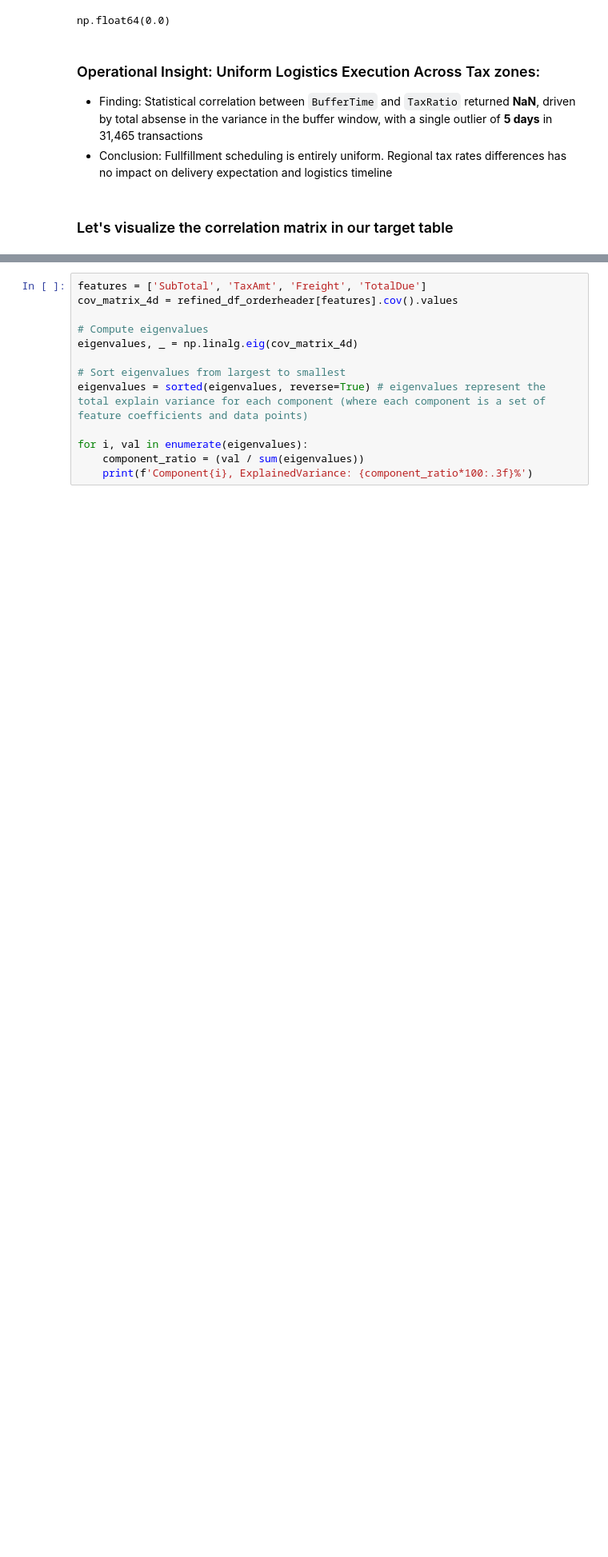
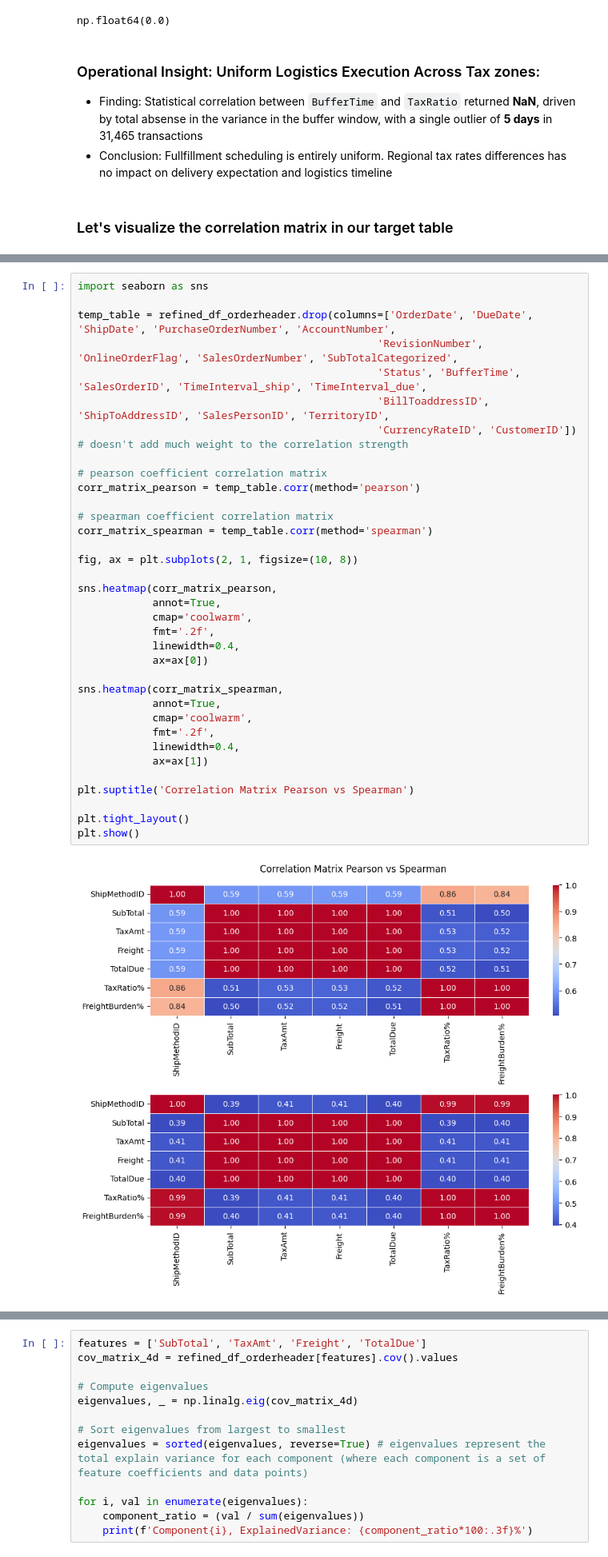
Before and after one commit to AtlasMarbx/AdventureWorks-Data-Migration-and-insight-extraction, a Jupyter notebook: EDA_process.ipynb, the cells around one changed output, grey strips where cells are left out. Shown at 80% size. Cells and saved outputs as stored; diff of their text form; blank space fills up the shorter version.

```diff
--- a/EDA_process.ipynb
+++ b/EDA_process.ipynb
@@ -609,0 +586,37 @@ plt.show()
+# %%
+import seaborn as sns
+
+temp_table = refined_df_orderheader.drop(columns=['OrderDate', 'DueDate', 'ShipDate', 'PurchaseOrderNumber', 'AccountNumber',
+                                                'RevisionNumber', 'OnlineOrderFlag', 'SalesOrderNumber', 'SubTotalCategorized',
+                                                'Status', 'BufferTime', 'SalesOrderID', 'TimeInterval_ship', 'TimeInterval_due',
+                                                'BillToaddressID', 'ShipToAddressID', 'SalesPersonID', 'TerritoryID',
+                                                'CurrencyRateID', 'CustomerID']) # doesn't add much weight to the correlation strength
+
+# pearson coefficient correlation matrix
+corr_matrix_pearson = temp_table.corr(method='pearson')
+
+# spearman coefficient correlation matrix
+corr_matrix_spearman = temp_table.corr(method='spearman')
+
+fig, ax = plt.subplots(2, 1, figsize=(10, 8))
+
+sns.heatmap(corr_matrix_pearson,
+            annot=True,
+            cmap='coolwarm',
+            fmt='.2f',
+            linewidth=0.4,
+            ax=ax[0])
+
+sns.heatmap(corr_matrix_spearman,
+            annot=True,
+            cmap='coolwarm',
+            fmt='.2f',
+            linewidth=0.4,
+            ax=ax[1])
+
+plt.suptitle('Correlation Matrix Pearson vs Spearman')
+
+plt.tight_layout()
+plt.show()
+# %% [output]
+[figure, added]
```
Also changed, not shown: parts of 18 cells of this notebook.
